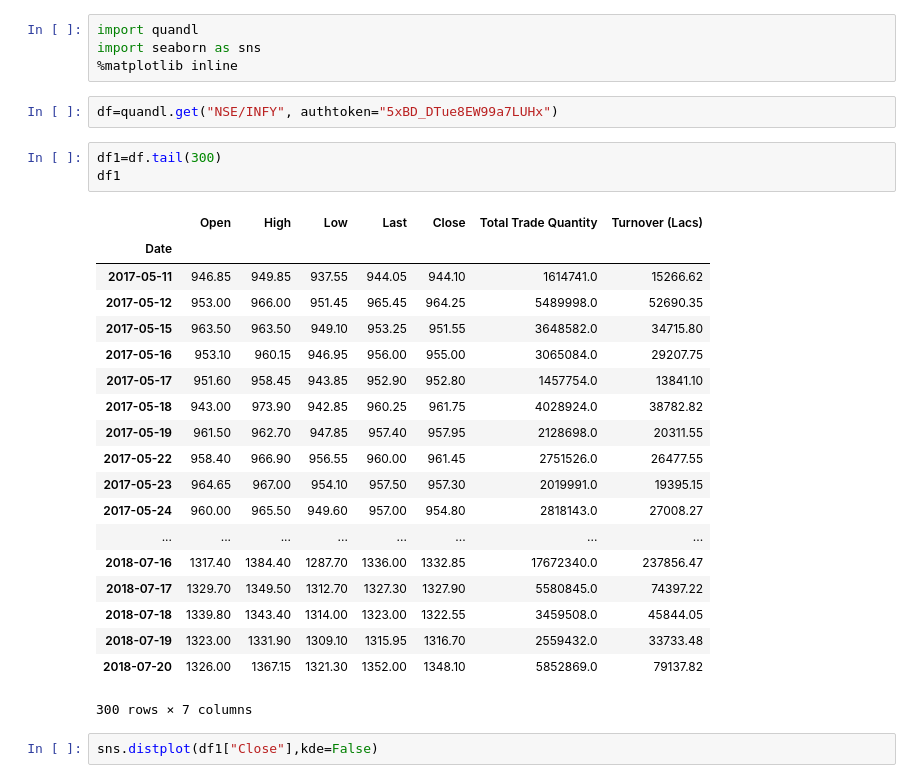
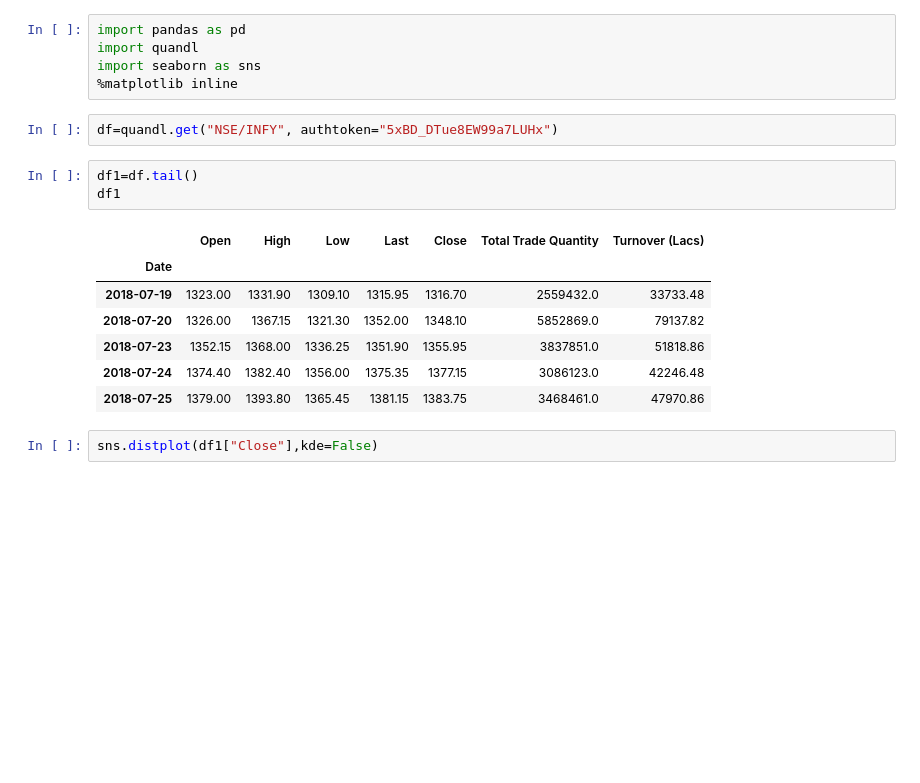
Before and after one commit to SabariVig/Data-Science, a Jupyter notebook: Quandl.ipynb, the cells around one changed output. Drawn from its saved outputs; the diff is of its cells as text; blank space fills up the shorter version.

```diff
--- a/Quandl.ipynb
+++ b/Quandl.ipynb
@@ -1,32 +1,21 @@
 # %%
+import pandas as pd
 import quandl
 import seaborn as sns
 %matplotlib inline
 # %%
 df=quandl.get("NSE/INFY", authtoken="5xBD_DTue8EW99a7LUHx")
 # %%
-df1=df.tail(300)
+df1=df.tail()
 df1
 # %% [output]
 |  | Open | High | Low | Last | Close | Total Trade Quantity | Turnover (Lacs) |
 | Date |  |  |  |  |  |  |  |
-| 2017-05-11 | 946.85 | 949.85 | 937.55 | 944.05 | 944.10 | 1614741.0 | 15266.62 |
-| 2017-05-12 | 953.00 | 966.00 | 951.45 | 965.45 | 964.25 | 5489998.0 | 52690.35 |
-| 2017-05-15 | 963.50 | 963.50 | 949.10 | 953.25 | 951.55 | 3648582.0 | 34715.80 |
-| 2017-05-16 | 953.10 | 960.15 | 946.95 | 956.00 | 955.00 | 3065084.0 | 29207.75 |
-| 2017-05-17 | 951.60 | 958.45 | 943.85 | 952.90 | 952.80 | 1457754.0 | 13841.10 |
-| 2017-05-18 | 943.00 | 973.90 | 942.85 | 960.25 | 961.75 | 4028924.0 | 38782.82 |
-| 2017-05-19 | 961.50 | 962.70 | 947.85 | 957.40 | 957.95 | 2128698.0 | 20311.55 |
-| 2017-05-22 | 958.40 | 966.90 | 956.55 | 960.00 | 961.45 | 2751526.0 | 26477.55 |
-| 2017-05-23 | 964.65 | 967.00 | 954.10 | 957.50 | 957.30 | 2019991.0 | 19395.15 |
-| 2017-05-24 | 960.00 | 965.50 | 949.60 | 957.00 | 954.80 | 2818143.0 | 27008.27 |
-| ... | ... | ... | ... | ... | ... | ... | ... |
-| 2018-07-16 | 1317.40 | 1384.40 | 1287.70 | 1336.00 | 1332.85 | 17672340.0 | 237856.47 |
-| 2018-07-17 | 1329.70 | 1349.50 | 1312.70 | 1327.30 | 1327.90 | 5580845.0 | 74397.22 |
-| 2018-07-18 | 1339.80 | 1343.40 | 1314.00 | 1323.00 | 1322.55 | 3459508.0 | 45844.05 |
 | 2018-07-19 | 1323.00 | 1331.90 | 1309.10 | 1315.95 | 1316.70 | 2559432.0 | 33733.48 |
 | 2018-07-20 | 1326.00 | 1367.15 | 1321.30 | 1352.00 | 1348.10 | 5852869.0 | 79137.82 |
+| 2018-07-23 | 1352.15 | 1368.00 | 1336.25 | 1351.90 | 1355.95 | 3837851.0 | 51818.86 |
+| 2018-07-24 | 1374.40 | 1382.40 | 1356.00 | 1375.35 | 1377.15 | 3086123.0 | 42246.48 |
+| 2018-07-25 | 1379.00 | 1393.80 | 1365.45 | 1381.15 | 1383.75 | 3468461.0 | 47970.86 |
-300 rows × 7 columns
 # %%
 sns.distplot(df1["Close"],kde=False)
 # %% [output]
```
Also changed, not shown: parts of 1 cell of this notebook, 2 other files.
